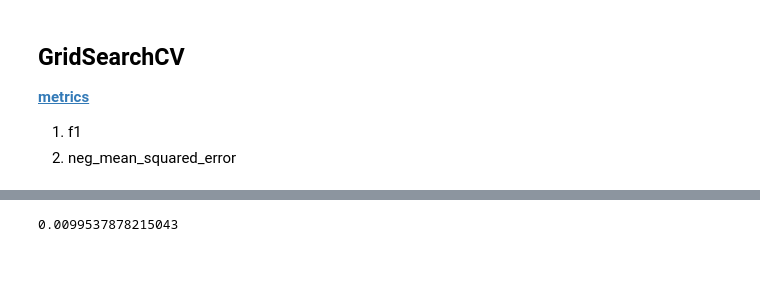
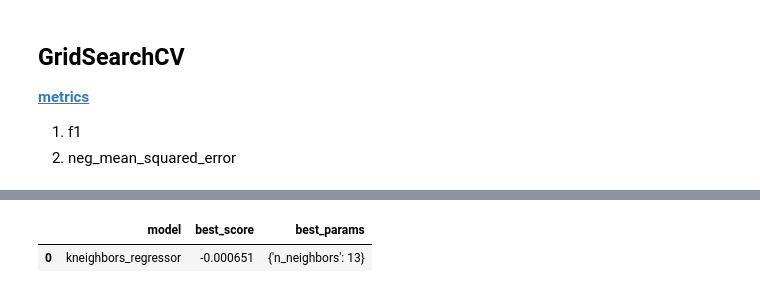
Before and after one commit to mdvasilyev/Nanostructure-physics, a Jupyter notebook: ML basics.ipynb, the cells around one changed output, grey strips where cells are left out. Cells and saved outputs as stored; diff of their text form; code cells hidden in the pictures; blank space fills up the shorter version.

```diff
--- a/ML basics.ipynb
+++ b/ML basics.ipynb
@@ -469,4 +432,5 @@ df_2
 # %%
-train_df['target_1'][6999]
+df_2
 # %% [output]
-0.0099537878215043
+|  | model | best_score | best_params |
+| 0 | kneighbors_regressor | -0.000651 | {'n_neighbors': 13} |
```
Also changed, not shown: parts of 4 cells of this notebook.
